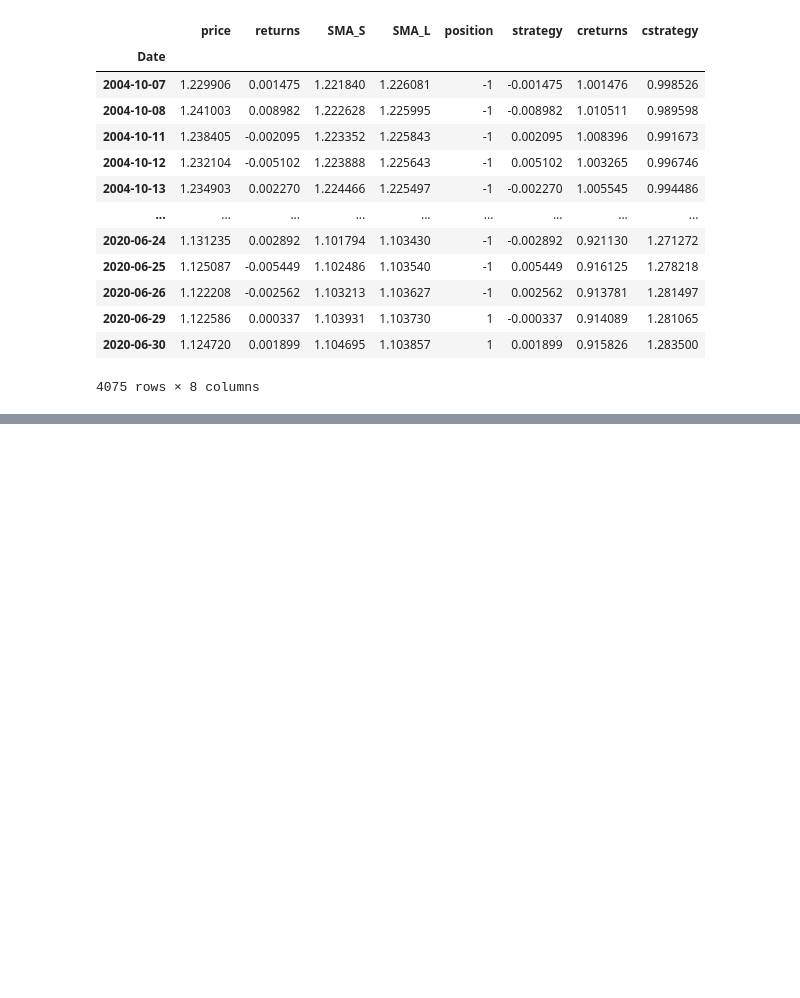
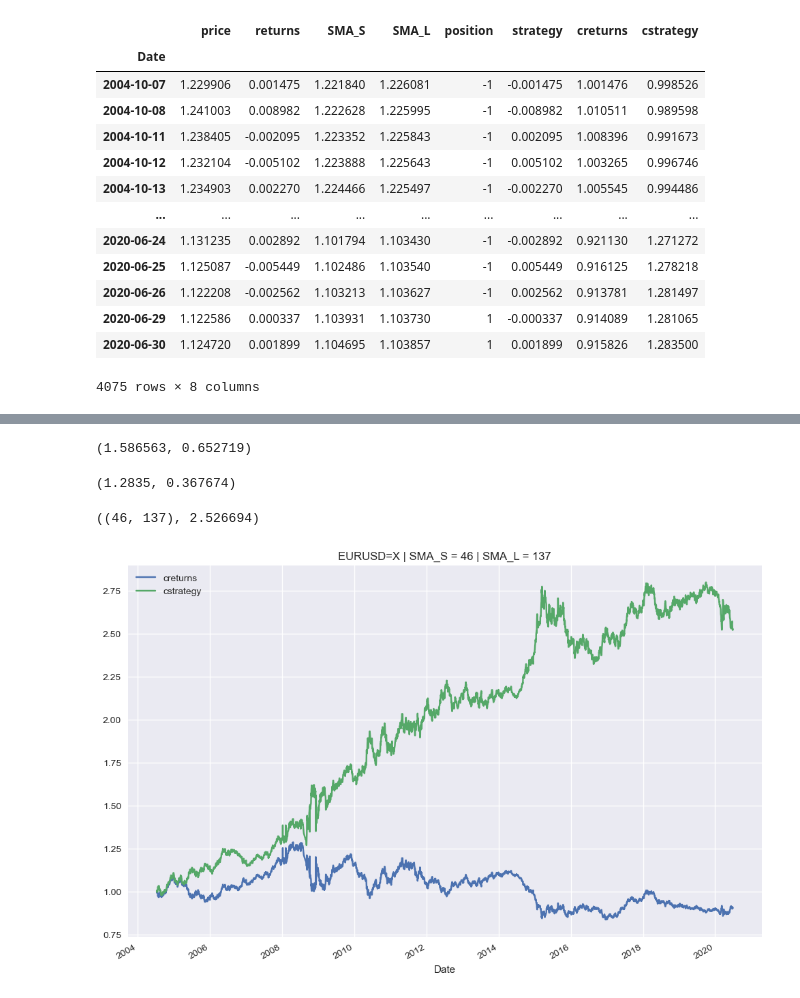
Before and after one commit to apasvenskas/Python-practice-with-financial-data, a Jupyter notebook: Testing/SMA_Backtester_Class.ipynb, the cells around one changed output, grey strips where cells are left out. Drawn from its saved outputs; the diff is of its cells as text; code cells hidden in the pictures; blank space fills up the shorter version.

Commit message:
plotting and optimizingg the strategy

```diff
--- a/Testing/SMA_Backtester_Class.ipynb
+++ b/Testing/SMA_Backtester_Class.ipynb
@@ -438,0 +516,4 @@ tester.results
+# %%
+tester.test_strategy()
+# %% [output]
+(1.586563, 0.652719)
@@ -438,0 +591,14 @@ tester.results
+# %%
+tester = SMABacktester("EURUSD=X", 50, 200, "2004-01-01", "2020-06-30")
+# %%
+tester.test_strategy()
+# %% [output]
+(1.2835, 0.367674)
+# %%
+tester.optimize_parameters((10, 50, 1), (100, 252, 1))
+# %% [output]
+((46, 137), 2.526694)
+# %%
+tester.plot_results()
+# %% [output]
+[figure, added]
```
Also changed, not shown: parts of 12 cells of this notebook.
